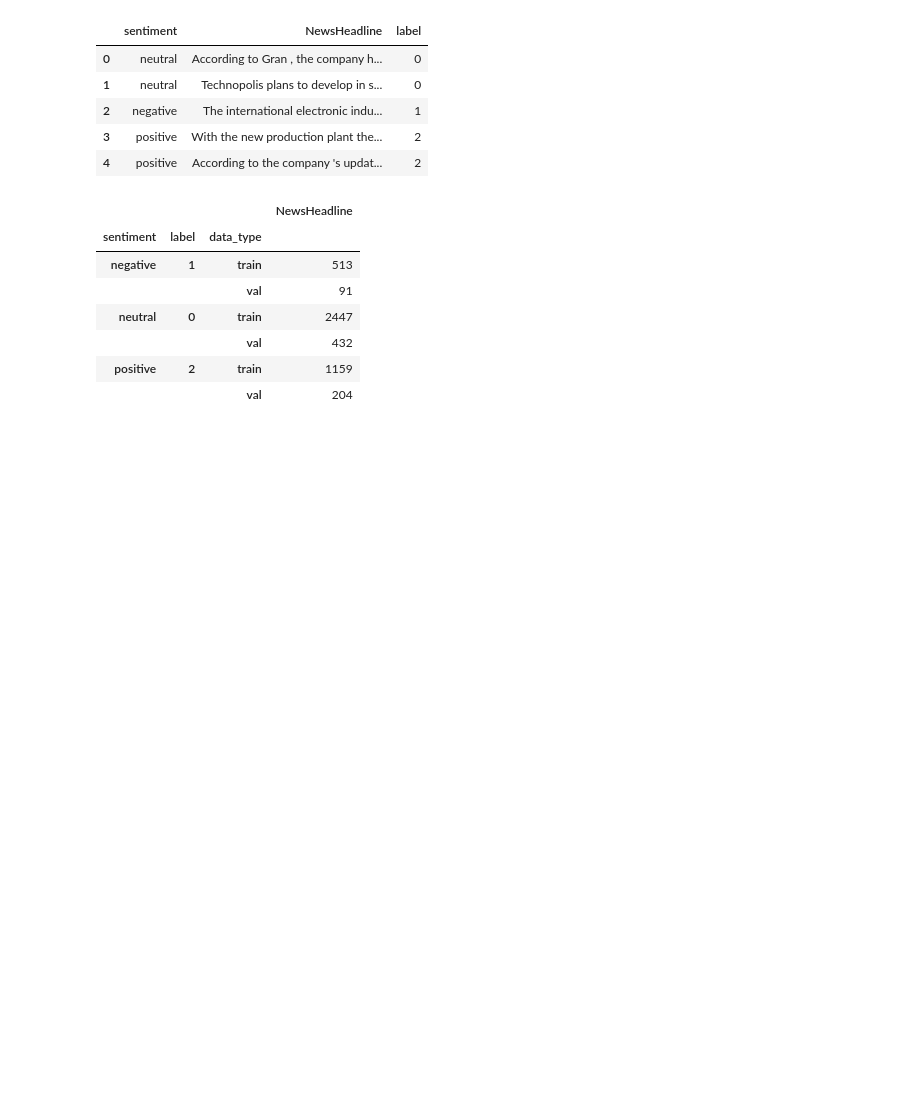
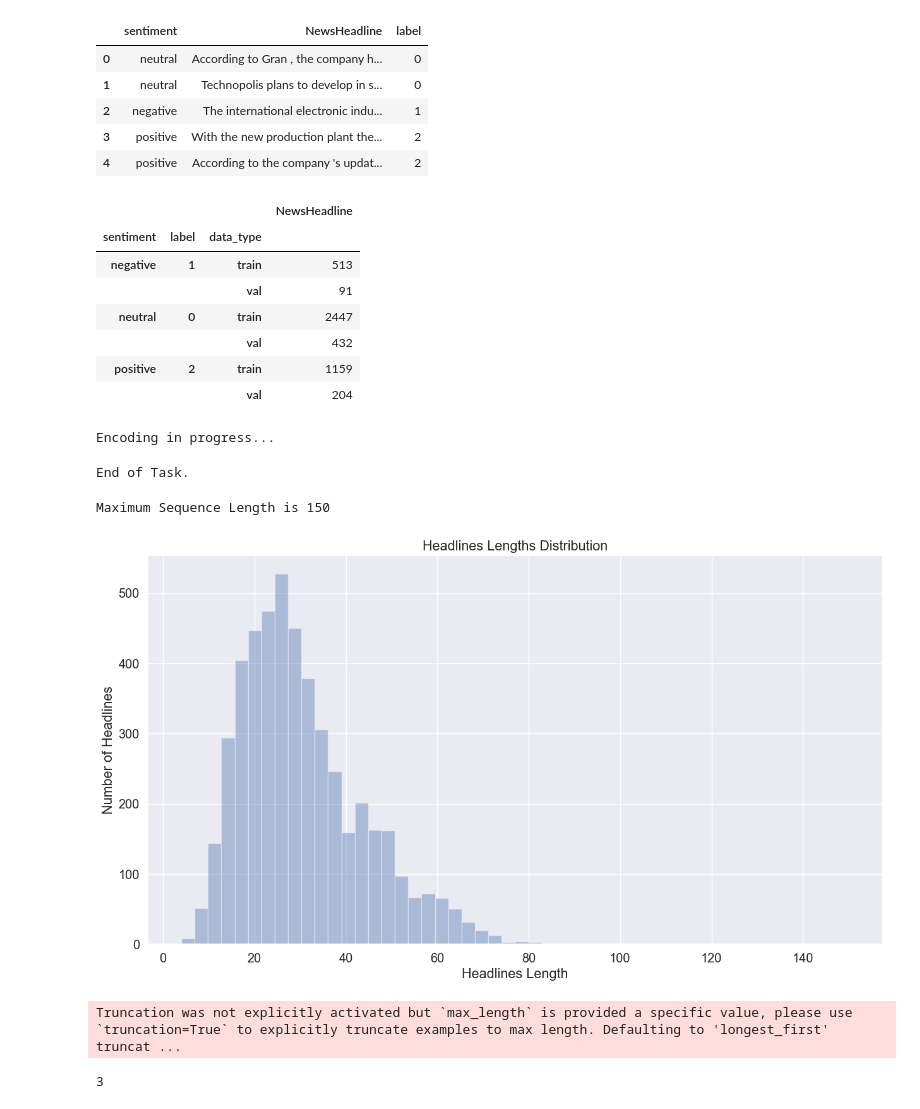
Before and after one commit to vjk-2k5/sentiment_analysis_for_business, a Jupyter notebook: fin_bert/train_finbert.ipynb, the cells around one changed output. Cells and saved outputs as stored; diff of their text form; code cells hidden in the pictures; blank space fills up the shorter version.

Commit message:
finbert training

```diff
--- a/fin_bert/train_finbert.ipynb
+++ b/fin_bert/train_finbert.ipynb
@@ -231,0 +234,47 @@ financial_data.groupby(['sentiment', 'label', 'data_type']).count()
+# %%
+headlines_sequence_lengths = get_headlines_len(financial_data)
+# %% [output]
+Encoding in progress...
+End of Task.
+# %%
+show_headline_distribution(headlines_sequence_lengths)
+# %% [output]
+Maximum Sequence Length is 150
+[figure, added]
+# %%
+encoded_data_train = finbert_tokenizer.batch_encode_plus(
+    financial_data[financial_data.data_type=='train'].NewsHeadline.values,
+    return_tensors='pt',
+    add_special_tokens=True,
+    return_attention_mask=True,
+    pad_to_max_length=True,
+    max_length=150
+)
+
+encoded_data_val = finbert_tokenizer.batch_encode_plus(
+    financial_data[financial_data.data_type=='val'].NewsHeadline.values,
+    return_tensors='pt',
+    add_special_tokens=True,
+    return_attention_mask=True,
+    pad_to_max_length=True,
+    max_length=150
+)
+
+
+input_ids_train = encoded_data_train['input_ids']
+attention_masks_train = encoded_data_train['attention_mask']
+labels_train = torch.tensor(financial_data[financial_data.data_type=='train'].label.values)
+
+input_ids_val = encoded_data_val['input_ids']
+attention_masks_val = encoded_data_val['attention_mask']
+sentiments_val = torch.tensor(financial_data[financial_data.data_type=='val'].label.values)
+
+
+dataset_train = TensorDataset(input_ids_train, attention_masks_train, labels_train)
+dataset_val = TensorDataset(input_ids_val, attention_masks_val, sentiments_val)
+# %% [output]
+Truncation was not explicitly activated but `max_length` is provided a specific value, please use `truncation=True` to explicitly truncate examples to max length. Defaulting to 'longest_first' truncat ...
+# %%
+len(sentiment_dict)
+# %% [output]
+3
```
Also changed, not shown: parts of 5 cells of this notebook.
